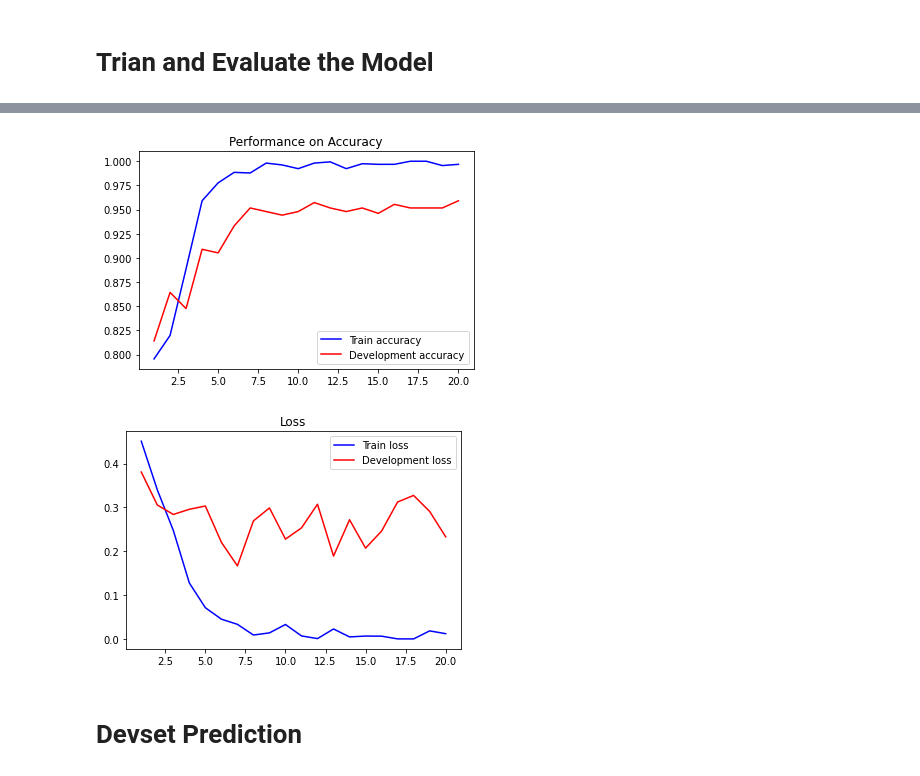
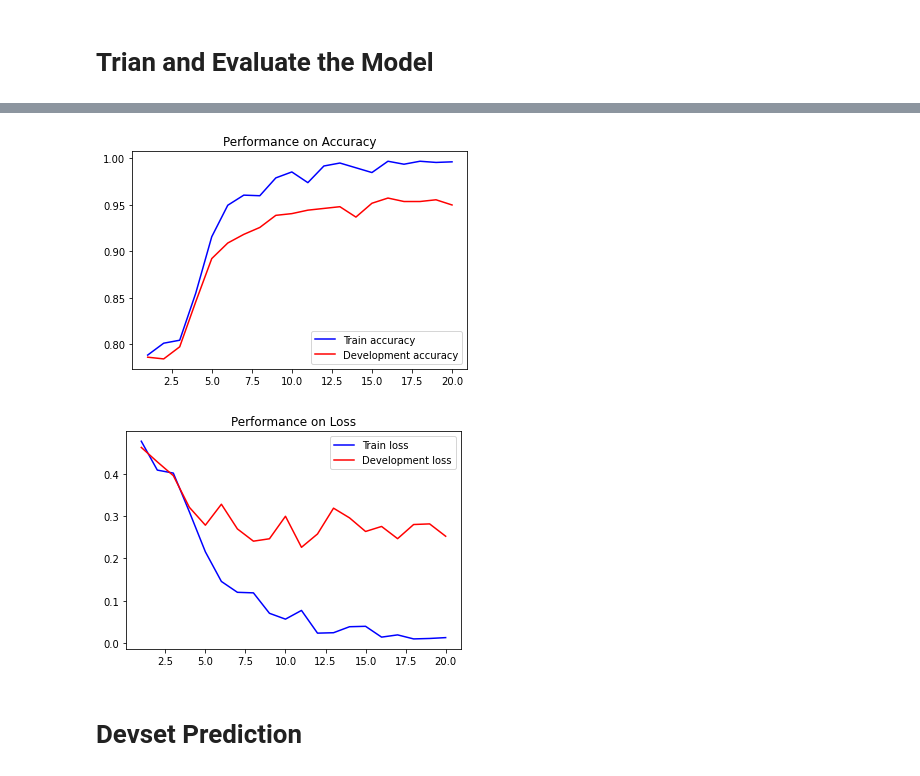
Before and after one commit to simonqian999/nlp_2022_p, a Jupyter notebook: Peter/code/BertForSequence.ipynb, the cells around one changed output, grey strips where cells are left out. Cells and saved outputs as stored; diff of their text form; code cells hidden in the pictures.

Commit message:
update pipeline of output

```diff
--- a/Peter/code/BertForSequence.ipynb
+++ b/Peter/code/BertForSequence.ipynb
@@ -55,7 +56,7 @@ BATCH_SIZE = 8
 NUM_WORKERS = 2
 MAX_LEN = 450
 num_labels = 2
-hidden_dropout_prob = 0.3
+hidden_dropout_prob = 0.5
 learning_rate = 2e-5
 weight_decay = 1e-2
 
@@ -261,20 +250,20 @@ plt.plot(epochs, train_acc_list, 'b', label = 'Train accuracy')
 plt.plot(epochs, dev_acc_list, 'r', label = 'Development accuracy')
 plt.title('Performance on Accuracy')
 plt.legend()
-plt.savefig("Accuracy.png")
+plt.savefig("output/Accuracy.png")
 plt.show()
 # %% [output]
-[figure, old version]
+[figure, new version]
 # %%
 epochs = range(1, EPOCHS+1)
 plt.plot(epochs, train_loss_list, 'b', label = 'Train loss')
 plt.plot(epochs, dev_loss_list, 'r', label = 'Development loss')
-plt.title('Loss')
+plt.title('Performance on Loss')
 plt.legend()
-plt.savefig("Loss.png")
+plt.savefig("output/Loss.png")
 plt.show()
 # %% [output]
-[figure, old version]
+[figure, new version]
 # %% [markdown]
 # **Devset Prediction**
 # %%
```
Also changed, not shown: parts of 18 cells of this notebook, 1 other file.
